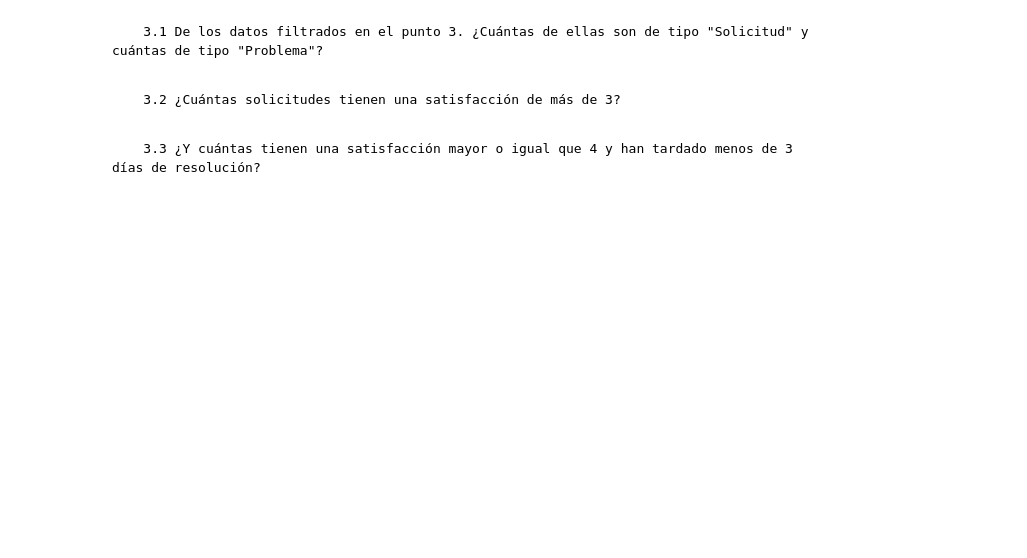
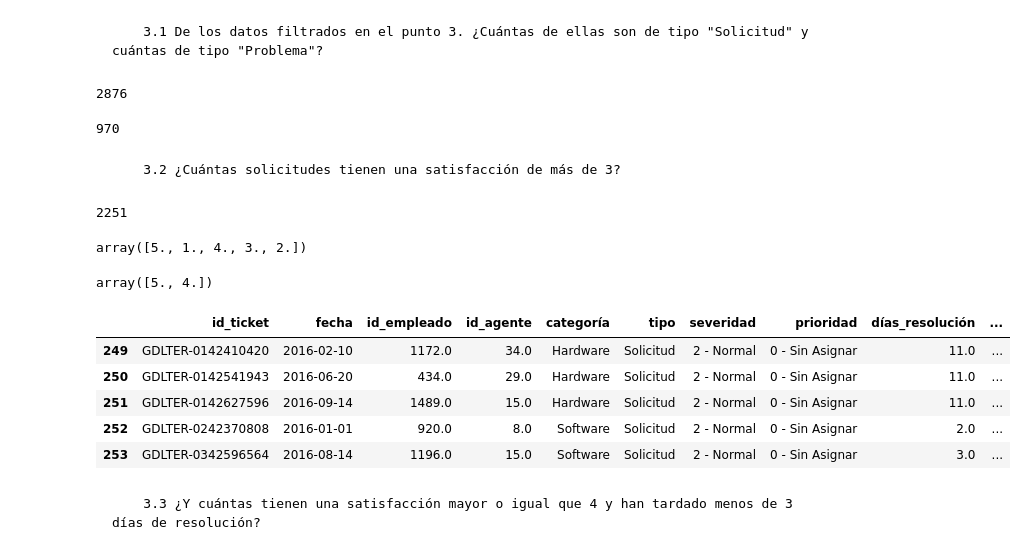
Before and after one commit to Adalab/promo-d-da-modulo2-sprint1-anabelen-silvia, a Jupyter notebook: ejercicio4/ejercicio4-pandas4.ipynb, the cells around one changed output. Drawn from its saved outputs; the diff is of its cells as text; code cells hidden in the pictures; blank space fills up the shorter version.

```diff
--- a/ejercicio4/ejercicio4-pandas4.ipynb
+++ b/ejercicio4/ejercicio4-pandas4.ipynb
@@ -74,6 +111,38 @@ df_hard_soft
 # %% [markdown]
         3.1 De los datos filtrados en el punto 3. ¿Cuántas de ellas son de tipo "Solicitud" y cuántas de tipo "Problema"?
+# %%
+df_solicitud = df_hard_soft[df_hard_soft["tipo"] == "Solicitud"]
+df_solicitud.shape[0]
+# %% [output]
+2876
+# %%
+df_problema = df_hard_soft[df_hard_soft["tipo"] == "Problema"]
+df_problema.shape[0]
+# %% [output]
+970
 # %% [markdown]
         3.2 ¿Cuántas solicitudes tienen una satisfacción de más de 3?
+# %%
+df_sol_plus = df_solicitud[df_solicitud["satisfacción"] > 3]
+df_sol_plus.shape[0]
+# %% [output]
+2251
+# %%
+df_hard_soft["satisfacción"].unique()
+# %% [output]
+array([5., 1., 4., 3., 2.])
+# %%
+df_sol_plus["satisfacción"].unique()
+# %% [output]
+array([5., 4.])
+# %%
+df_sol_plus.head()
+# %% [output]
+|  | id_ticket | fecha | id_empleado | id_agente | categoría | tipo | severidad | prioridad | días_resolución | ... |
+| 249 | GDLTER-0142410420 | 2016-02-10 | 1172.0 | 34.0 | Hardware | Solicitud | 2 - Normal | 0 - Sin Asignar | 11.0 | ... |
+| 250 | GDLTER-0142541943 | 2016-06-20 | 434.0 | 29.0 | Hardware | Solicitud | 2 - Normal | 0 - Sin Asignar | 11.0 | ... |
+| 251 | GDLTER-0142627596 | 2016-09-14 | 1489.0 | 15.0 | Hardware | Solicitud | 2 - Normal | 0 - Sin Asignar | 11.0 | ... |
+| 252 | GDLTER-0242370808 | 2016-01-01 | 920.0 | 8.0 | Software | Solicitud | 2 - Normal | 0 - Sin Asignar | 2.0 | ... |
+| 253 | GDLTER-0342596564 | 2016-08-14 | 1196.0 | 15.0 | Software | Solicitud | 2 - Normal | 0 - Sin Asignar | 3.0 | ... |
 # %% [markdown]
         3.3 ¿Y cuántas tienen una satisfacción mayor o igual que 4 y han tardado menos de 3 días de resolución?
```
Also changed, not shown: parts of 31 cells of this notebook.
